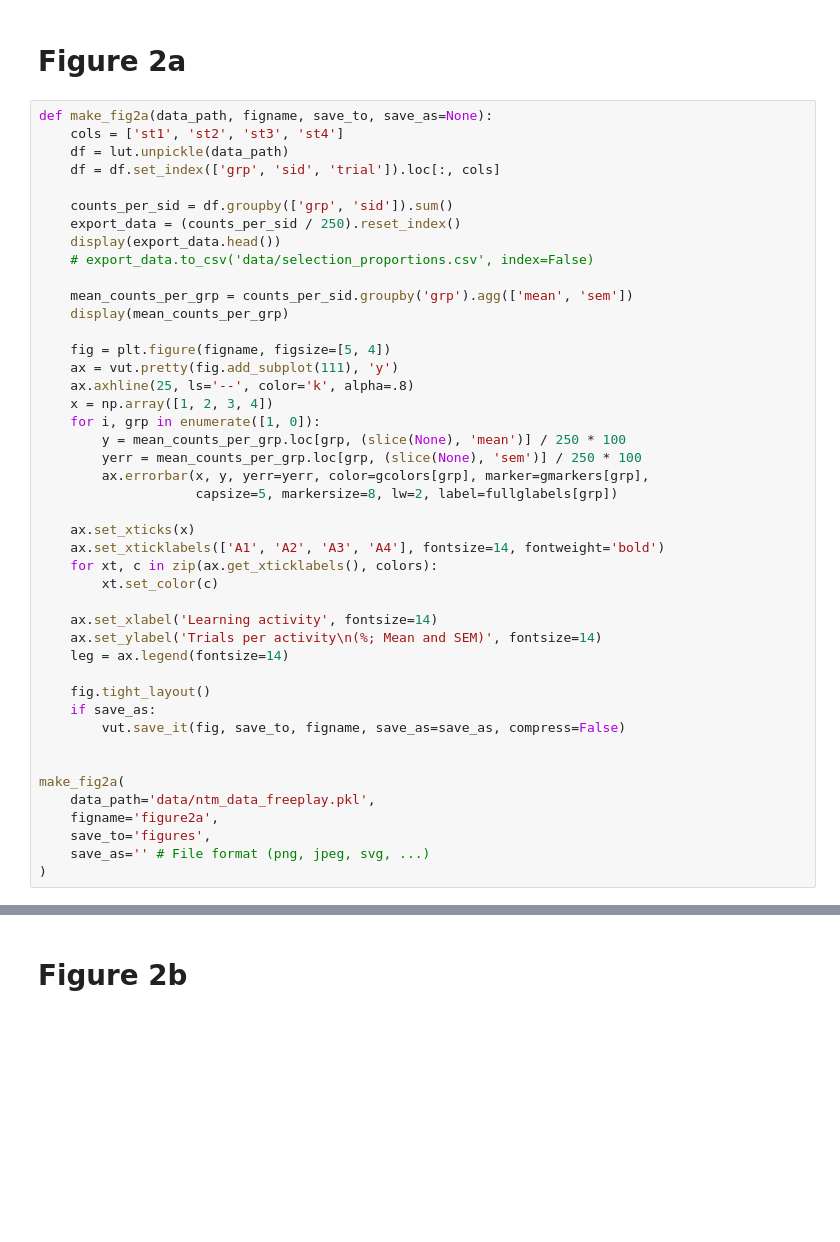
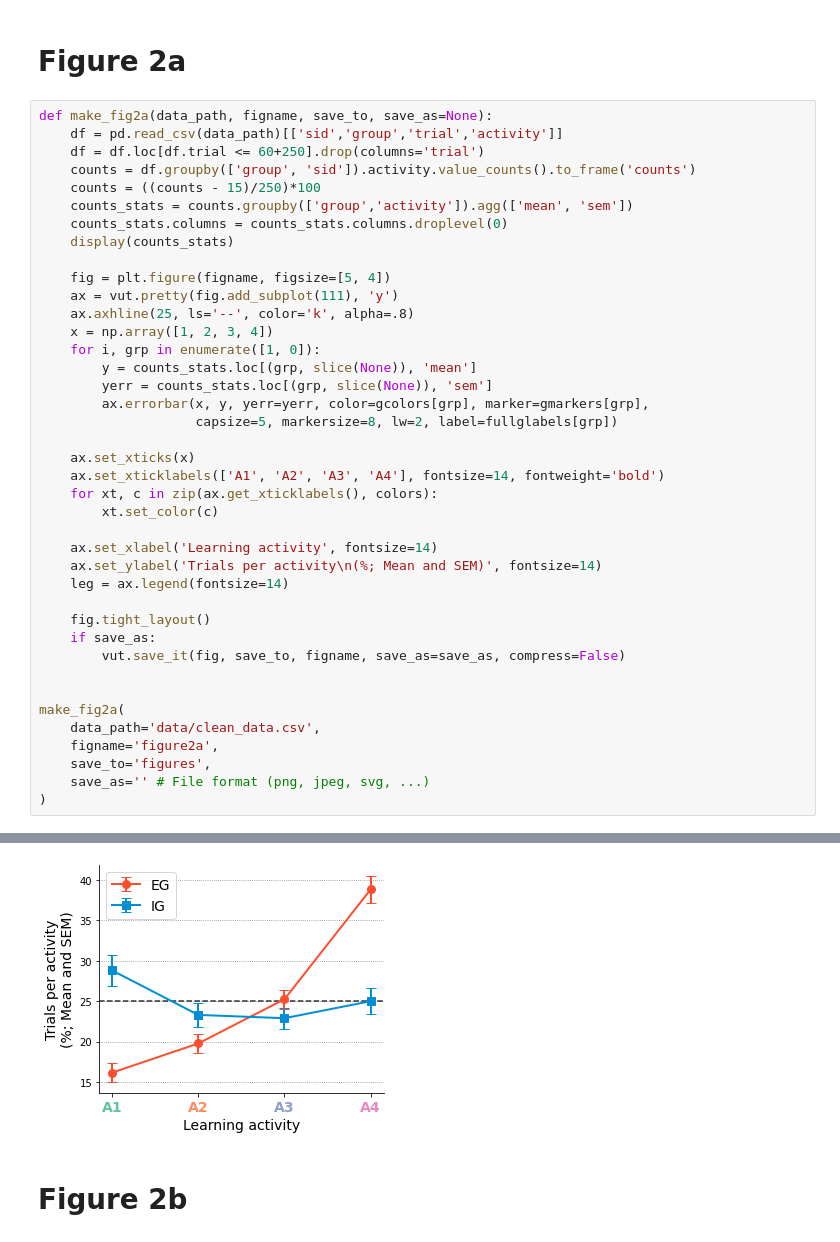
Before and after one commit to flowersteam/Humans-monitor-LP, a Jupyter notebook: prepare_figures.ipynb, the cells around one changed output, grey strips where cells are left out. Saved outputs shown, nothing was run; the diff lists cells and outputs as text; blank space fills up the shorter version.

Commit message:
Figure 2a now uses clean_data.csv instead of old ntm dataset

```diff
--- a/prepare_figures.ipynb
+++ b/prepare_figures.ipynb
@@ -75,25 +75,21 @@ make_fig1b(
 # Figure 2a
 # %%
 def make_fig2a(data_path, figname, save_to, save_as=None):
-    cols = ['st1', 'st2', 'st3', 'st4']
-    df = lut.unpickle(data_path)
-    df = df.set_index(['grp', 'sid', 'trial']).loc[:, cols]
-
-    counts_per_sid = df.groupby(['grp', 'sid']).sum()
-    export_data = (counts_per_sid / 250).reset_index()
-    display(export_data.head())
-    # export_data.to_csv('data/selection_proportions.csv', index=False)
-
-    mean_counts_per_grp = counts_per_sid.groupby('grp').agg(['mean', 'sem'])
-    display(mean_counts_per_grp)
+    df = pd.read_csv(data_path)[['sid','group','trial','activity']]
+    df = df.loc[df.trial <= 60+250].drop(columns='trial')
+    counts = df.groupby(['group', 'sid']).activity.value_counts().to_frame('counts')
+    counts = ((counts - 15)/250)*100
+    counts_stats = counts.groupby(['group','activity']).agg(['mean', 'sem'])
+    counts_stats.columns = counts_stats.columns.droplevel(0)
+    display(counts_stats)
 
     fig = plt.figure(figname, figsize=[5, 4])
     ax = vut.pretty(fig.add_subplot(111), 'y')
     ax.axhline(25, ls='--', color='k', alpha=.8)
     x = np.array([1, 2, 3, 4])
     for i, grp in enumerate([1, 0]):
-        y = mean_counts_per_grp.loc[grp, (slice(None), 'mean')] / 250 * 100
-        yerr = mean_counts_per_grp.loc[grp, (slice(None), 'sem')] / 250 * 100
+        y = counts_stats.loc[(grp, slice(None)), 'mean']
+        yerr = counts_stats.loc[(grp, slice(None)), 'sem']
         ax.errorbar(x, y, yerr=yerr, color=gcolors[grp], marker=gmarkers[grp],
                     capsize=5, markersize=8, lw=2, label=fullglabels[grp])
 
@@ -112,8 +108,9 @@ def make_fig2a(data_path, figname, save_to, save_as=None):
 
 
 make_fig2a(
-    data_path='data/ntm_data_freeplay.pkl',
+    data_path='data/clean_data.csv',
     figname='figure2a',
     save_to='figures',
     save_as='' # File format (png, jpeg, svg, ...)
 )
+# %% [output]
@@ -120,3 +127,4 @@ make_fig2a(
+[figure, added]
 # %% [markdown]
 # Figure 2b
 # %%
```
Also changed, not shown: parts of 2 cells of this notebook.
